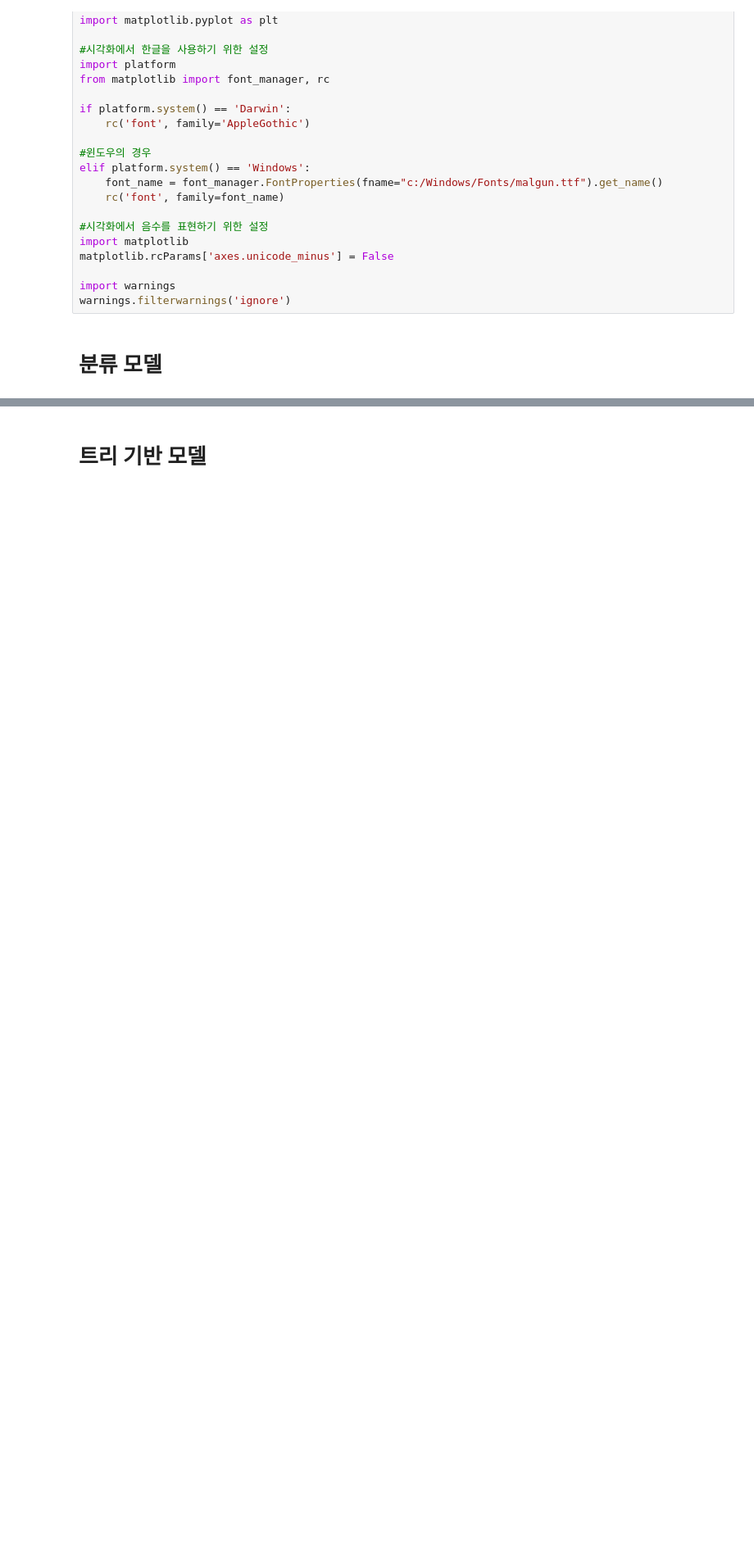
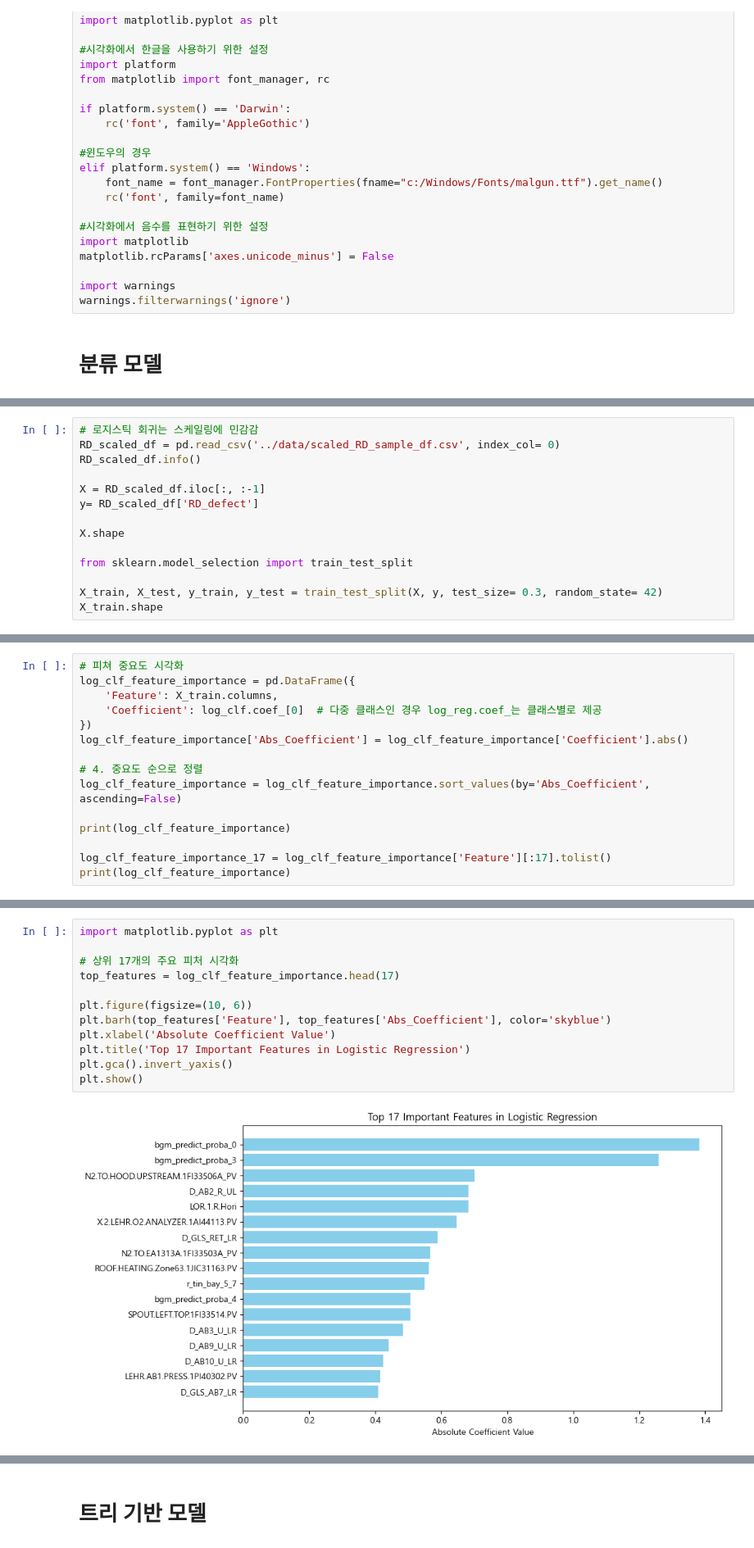
Before and after one commit to gmlwlswls/LGD_anomaly_detection, a Jupyter notebook: 01. 모델링/model_L.RD.ipynb, the cells around one changed output, grey strips where cells are left out. Shown: that part at 82% size. Saved outputs shown, nothing was run; the diff lists cells and outputs as text; blank space fills up the shorter version.

```diff
--- a/01. 모델링/model_L.RD.ipynb
+++ b/01. 모델링/model_L.RD.ipynb
@@ -49,0 +69,14 @@ from sklearn.tree import DecisionTreeClassifier
+# %%
+# 로지스틱 회귀는 스케일링에 민감감
+RD_scaled_df = pd.read_csv('../data/scaled_RD_sample_df.csv', index_col= 0)
+RD_scaled_df.info()
+
+X = RD_scaled_df.iloc[:, :-1]
+y= RD_scaled_df['RD_defect']
+
+X.shape
+
+from sklearn.model_selection import train_test_split
+
+X_train, X_test, y_train, y_test = train_test_split(X, y, test_size= 0.3, random_state= 42)
+X_train.shape
@@ -49,0 +108,15 @@ from sklearn.tree import DecisionTreeClassifier
+# %%
+# 피쳐 중요도 시각화
+log_clf_feature_importance = pd.DataFrame({
+    'Feature': X_train.columns,
+    'Coefficient': log_clf.coef_[0]  # 다중 클래스인 경우 log_reg.coef_는 클래스별로 제공
+})
+log_clf_feature_importance['Abs_Coefficient'] = log_clf_feature_importance['Coefficient'].abs()
+
+# 4. 중요도 순으로 정렬
+log_clf_feature_importance = log_clf_feature_importance.sort_values(by='Abs_Coefficient', ascending=False)
+
+print(log_clf_feature_importance)
+
+log_clf_feature_importance_17 = log_clf_feature_importance['Feature'][:17].tolist()
+print(log_clf_feature_importance)
@@ -50,3 +141,17 @@ from sklearn.tree import DecisionTreeClassifier
+# %%
+import matplotlib.pyplot as plt
+
+# 상위 17개의 주요 피처 시각화
+top_features = log_clf_feature_importance.head(17)
+
+plt.figure(figsize=(10, 6))
+plt.barh(top_features['Feature'], top_features['Abs_Coefficient'], color='skyblue')
+plt.xlabel('Absolute Coefficient Value')
+plt.title('Top 17 Important Features in Logistic Regression')
+plt.gca().invert_yaxis()
+plt.show()
+# %% [output]
+[figure, added]
 # %%
 RD_sample_df = pd.read_csv('../data/RD_sample_df.csv', index_col= 0)
 # RD_sample_df.info()
```
Also changed, not shown: parts of 29 cells of this notebook, 10 other files.
